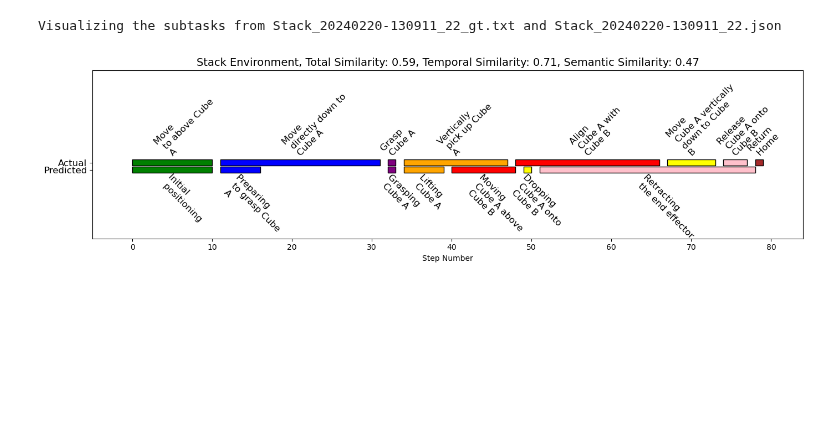
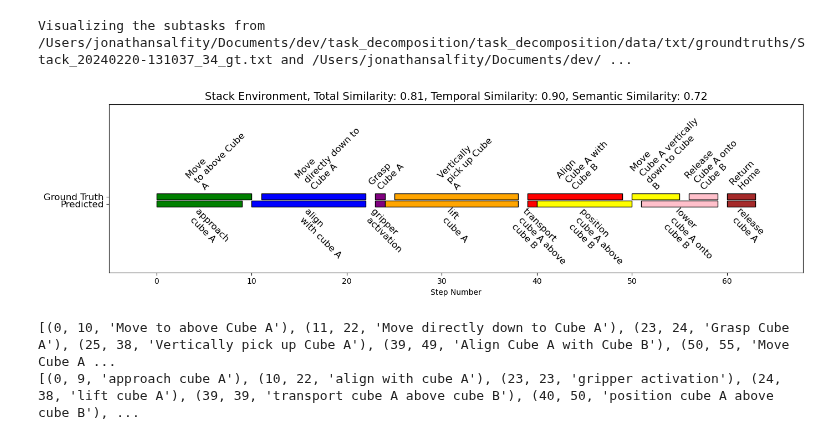
Before and after one commit to jsalfity/task_decomposition, a Jupyter notebook: task_decomposition/analysis/compare_GPT_groundtruth.ipynb, the cells around one changed output. Drawn from its saved outputs; the diff is of its cells as text; code cells hidden in the pictures; blank space fills up the shorter version.

Commit message:
visualization updates

```diff
--- a/task_decomposition/analysis/compare_GPT_groundtruth.ipynb
+++ b/task_decomposition/analysis/compare_GPT_groundtruth.ipynb
@@ -412,18 +86,29 @@ def histogram(data, color, label):
 # %%
 ## visualize trajectory decompositions
 env_name = "Stack"
-gt_file = "Stack_20240220-130911_22_gt.txt"
-gpt_file = "Stack_20240220-130911_22.json"
+query_type = "textvideo"
+# min
+gt_file = DATA_GT_TXT_PATH+"/"+"Stack_20240220-130911_22_gt.txt"
+gpt_file = GPT_OUTPUT_PATH+f"/{query_type}/{env_name}/Stack_20240220-130911_22.json"
 
-gt_subtasks = extract_subtask_from_groundtruth_file(DATA_GT_TXT_PATH+"/"+gt_file)
-gpt_subtasks = extract_subtask_from_gpt_output_file(GPT_OUTPUT_PATH+"/"+gpt_file)
+# max
+gt_file = DATA_GT_TXT_PATH+"/"+"Stack_20240220-131037_34_gt.txt"
+gpt_file = GPT_OUTPUT_PATH+f"/{query_type}/{env_name}/Stack_20240220-131037_34.json"
+
+gt_subtasks = extract_subtask_from_groundtruth_file(gt_file)
+gpt_subtasks = extract_subtask_from_gpt_output_file(gpt_file)
 similarity = subtask_similarity(gt_subtasks, gpt_subtasks)
 print(f"Visualizing the subtasks from {gt_file} and {gpt_file}")
 # create new figure
 fig, ax = plt.subplots(figsize=(14, 4))
 title = f"{env_name} Environment, Total Similarity: {similarity['total']:.2f}, Temporal Similarity: {similarity['temporal']:.2f}, Semantic Similarity: {similarity['semantic']:.2f}"
 box_plots(gt_subtasks, gpt_subtasks, title, ax=ax)
+
+print(gt_subtasks)
+print(gpt_subtasks)
 # %% [output]
-Visualizing the subtasks from Stack_20240220-130911_22_gt.txt and Stack_20240220-130911_22.json
+Visualizing the subtasks from /Users/jonathansalfity/Documents/dev/task_decomposition/task_decomposition/data/txt/groundtruths/Stack_20240220-131037_34_gt.txt and /Users/jonathansalfity/Documents/dev/ ...
-[figure, old version]
+[figure, new version]
+[(0, 10, 'Move to above Cube A'), (11, 22, 'Move directly down to Cube A'), (23, 24, 'Grasp Cube A'), (25, 38, 'Vertically pick up Cube A'), (39, 49, 'Align Cube A with Cube B'), (50, 55, 'Move Cube A ...
+[(0, 9, 'approach cube A'), (10, 22, 'align with cube A'), (23, 23, 'gripper activation'), (24, 38, 'lift cube A'), (39, 39, 'transport cube A above cube B'), (40, 50, 'position cube A above cube B'), ...
 # %%
```
Also changed, not shown: parts of 9 cells of this notebook, 8 other files.
